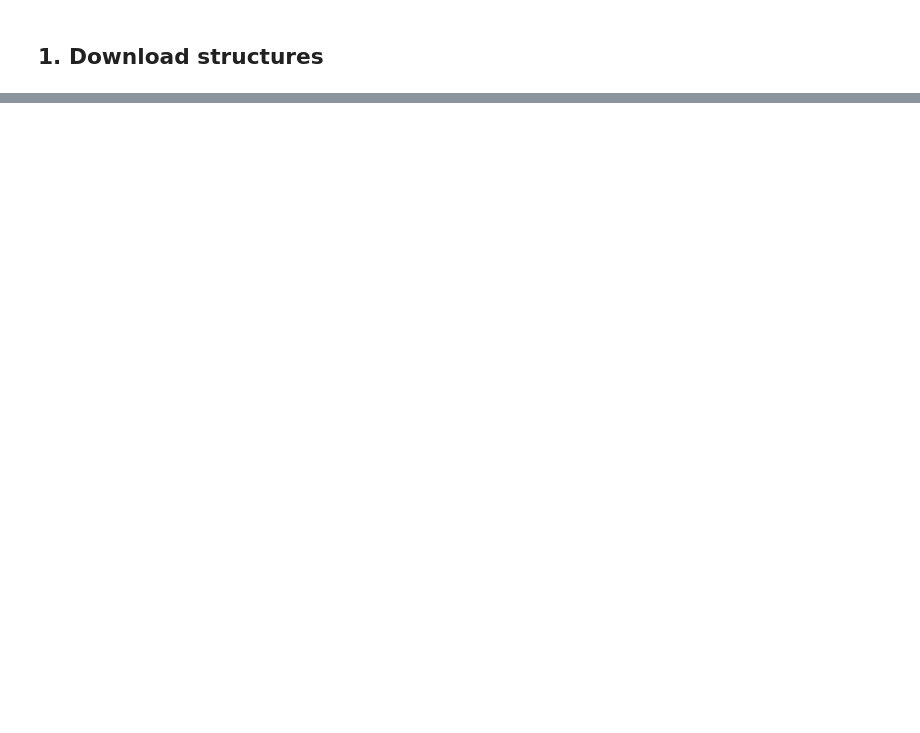
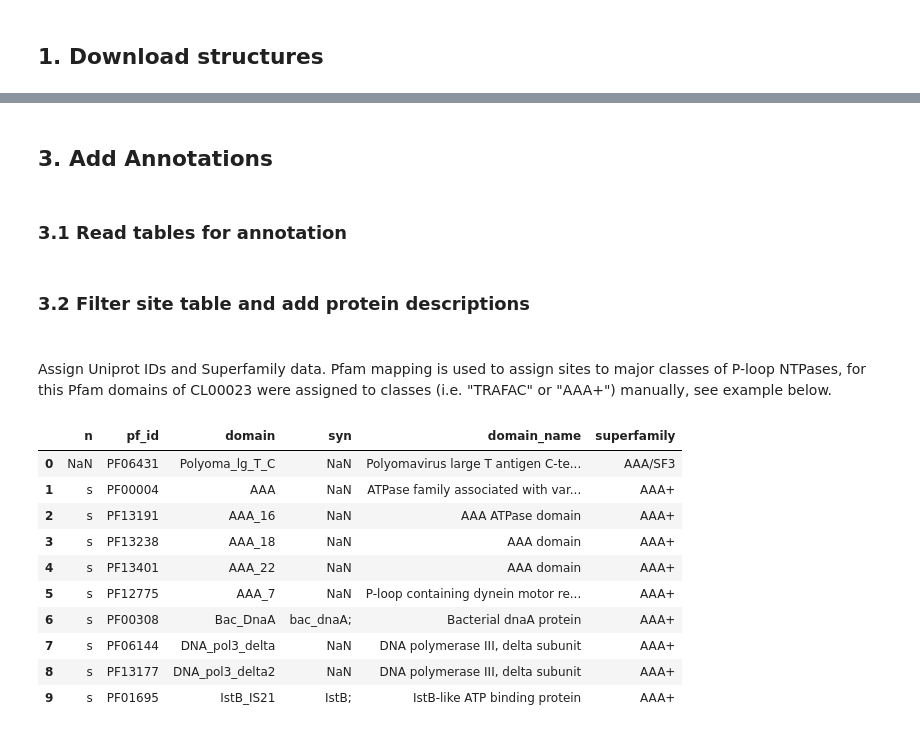
Before and after one commit to servalli/pyploop, a Jupyter notebook: Analysis_pipeline.ipynb, the cells around one changed output, grey strips where cells are left out. Drawn from its saved outputs; the diff is of its cells as text; code cells hidden in the pictures; blank space fills up the shorter version.

```diff
--- a/Analysis_pipeline.ipynb
+++ b/Analysis_pipeline.ipynb
@@ -1281,0 +199,4 @@ df_dist_formatted_for_excel.to_csv(os.path.join(ploop_wdir,f"{year}_{spec}_dists
+# %% [markdown]
+## 3. Add Annotations
+# %% [markdown]
+### 3.1 Read tables for annotation
@@ -1281,0 +232,2 @@ df_dist_formatted_for_excel.to_csv(os.path.join(ploop_wdir,f"{year}_{spec}_dists
+# %% [markdown]
+### 3.2 Filter site table and add protein descriptions
@@ -1281,0 +236,16 @@ df_dist_formatted_for_excel.to_csv(os.path.join(ploop_wdir,f"{year}_{spec}_dists
+# %% [markdown]
+<br>Assign Uniprot IDs and Superfamily data. Pfam mapping is used to assign sites to major classes of P-loop NTPases, for this Pfam domains of CL00023 were assigned to classes (i.e. "TRAFAC" or "AAA+")  manually, see example below.</br>
+# %%
+pf_to_suprf.head(10)
+# %% [output]
+|  | n | pf_id | domain | syn | domain_name | superfamily |
+| 0 | NaN | PF06431 | Polyoma_lg_T_C | NaN | Polyomavirus large T antigen C-te... | AAA/SF3 |
+| 1 | s | PF00004 | AAA | NaN | ATPase family associated with var... | AAA+ |
+| 2 | s | PF13191 | AAA_16 | NaN | AAA ATPase domain | AAA+ |
+| 3 | s | PF13238 | AAA_18 | NaN | AAA domain | AAA+ |
+| 4 | s | PF13401 | AAA_22 | NaN | AAA domain | AAA+ |
+| 5 | s | PF12775 | AAA_7 | NaN | P-loop containing dynein motor re... | AAA+ |
+| 6 | s | PF00308 | Bac_DnaA | bac_dnaA; | Bacterial dnaA protein | AAA+ |
+| 7 | s | PF06144 | DNA_pol3_delta | NaN | DNA polymerase III, delta subunit | AAA+ |
+| 8 | s | PF13177 | DNA_pol3_delta2 | NaN | DNA polymerase III, delta subunit | AAA+ |
+| 9 | s | PF01695 | IstB_IS21 | IstB; | IstB-like ATP binding protein | AAA+ |
```
Also changed, not shown: parts of 79 cells of this notebook, 29 other files.
